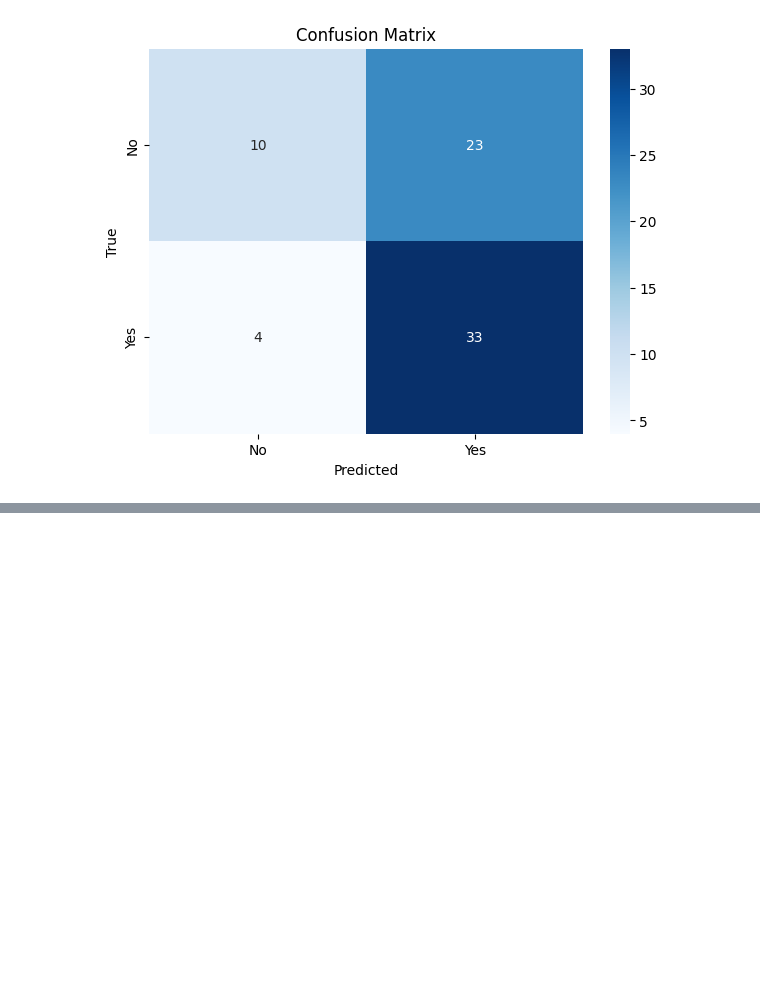
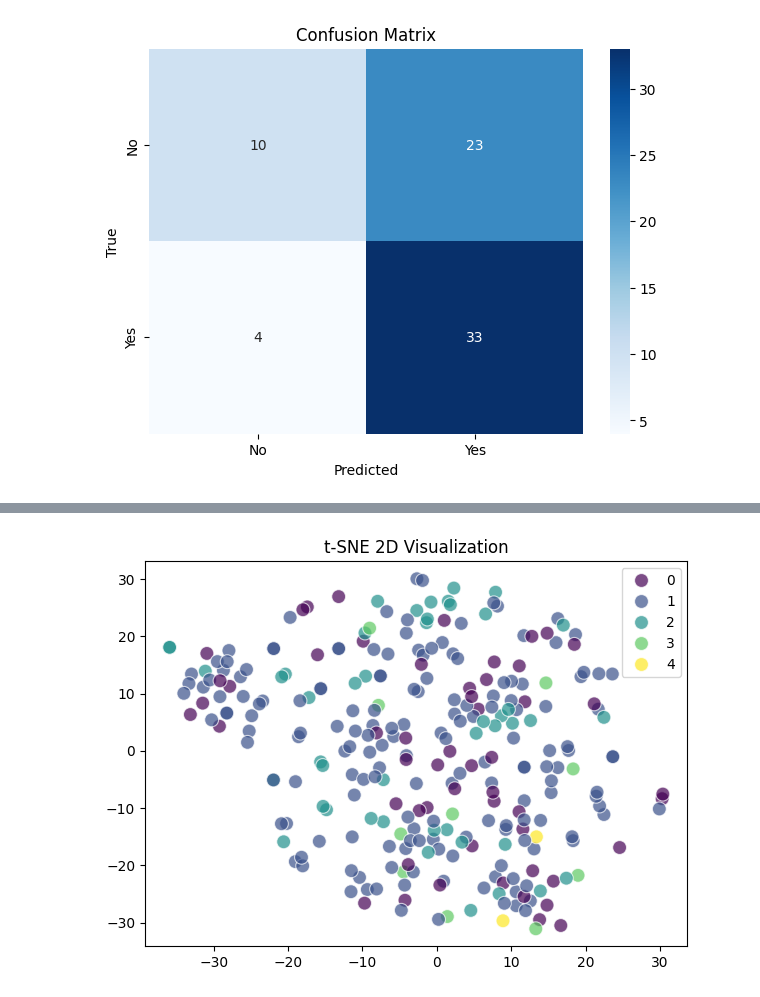
Before and after one commit to labibazad191/IELTS_SEEKERS, a Jupyter notebook: IELTSSEEKERS.ipynb, the cells around one changed output, grey strips where cells are left out. Drawn from its saved outputs; the diff is of its cells as text; code cells hidden in the pictures; blank space fills up the shorter version.

```diff
--- a/IELTSSEEKERS.ipynb
+++ b/IELTSSEEKERS.ipynb
@@ -193,0 +270,11 @@ joblib.dump(grid_search.best_estimator_, 'svm_model_lexical_resource.pkl')
+# %%
+# Step 12: t-SNE Visualization (2D)
+tsne = TSNE(n_components=2, random_state=42)
+X_tsne = tsne.fit_transform(X_train_tfidf.toarray())
+
+plt.figure(figsize=(7, 5))
+sns.scatterplot(x=X_tsne[:, 0], y=X_tsne[:, 1], hue=y_train, palette='viridis', s=100, alpha=0.7)
+plt.title('t-SNE 2D Visualization')
+plt.show()
+# %% [output]
+[figure, added]
```
Also changed, not shown: parts of 10 cells of this notebook.
